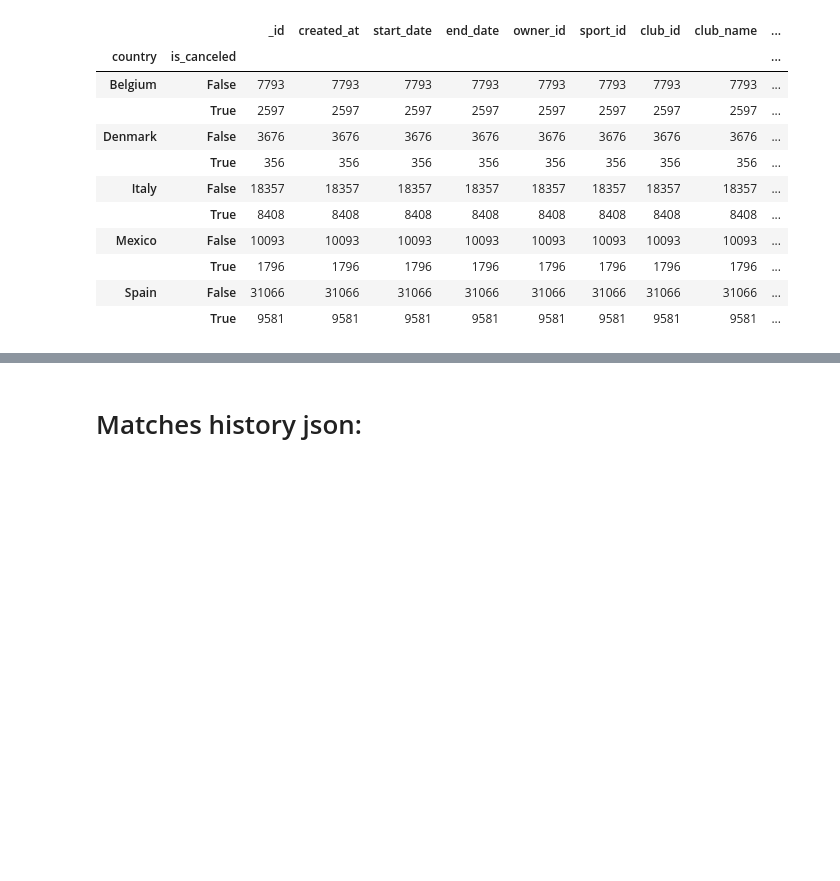
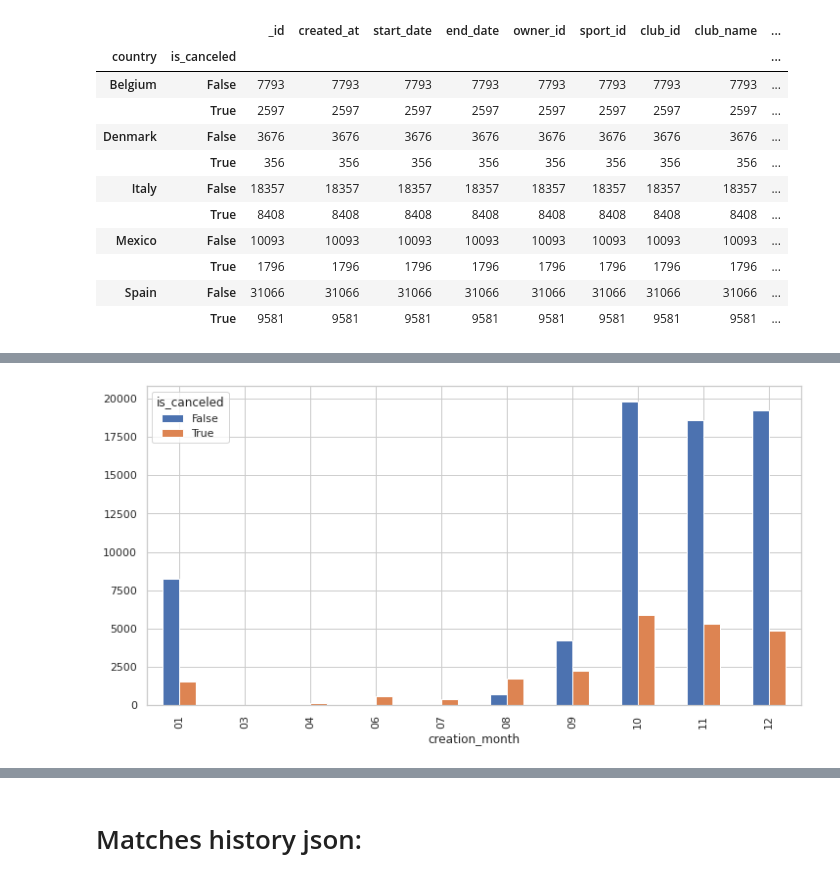
Before and after one commit to Lydia-Arocena/Playtomic, a Jupyter notebook: Data_exploration_.ipynb, the cells around one changed output, grey strips where cells are left out. Saved outputs shown, nothing was run; the diff lists cells and outputs as text; code cells hidden in the pictures; blank space fills up the shorter version.

```diff
--- a/Data_exploration_.ipynb
+++ b/Data_exploration_.ipynb
@@ -173,0 +180,4 @@ Note: Spain (Alcorcón, Barakaldo, Madrid)
+# %%
+total.groupby(["creation_month", "is_canceled"])["is_canceled"].count().unstack().plot(kind="bar");
+# %% [output]
+[figure, added]
```
Also changed, not shown: parts of 46 cells of this notebook, 1 other file.
